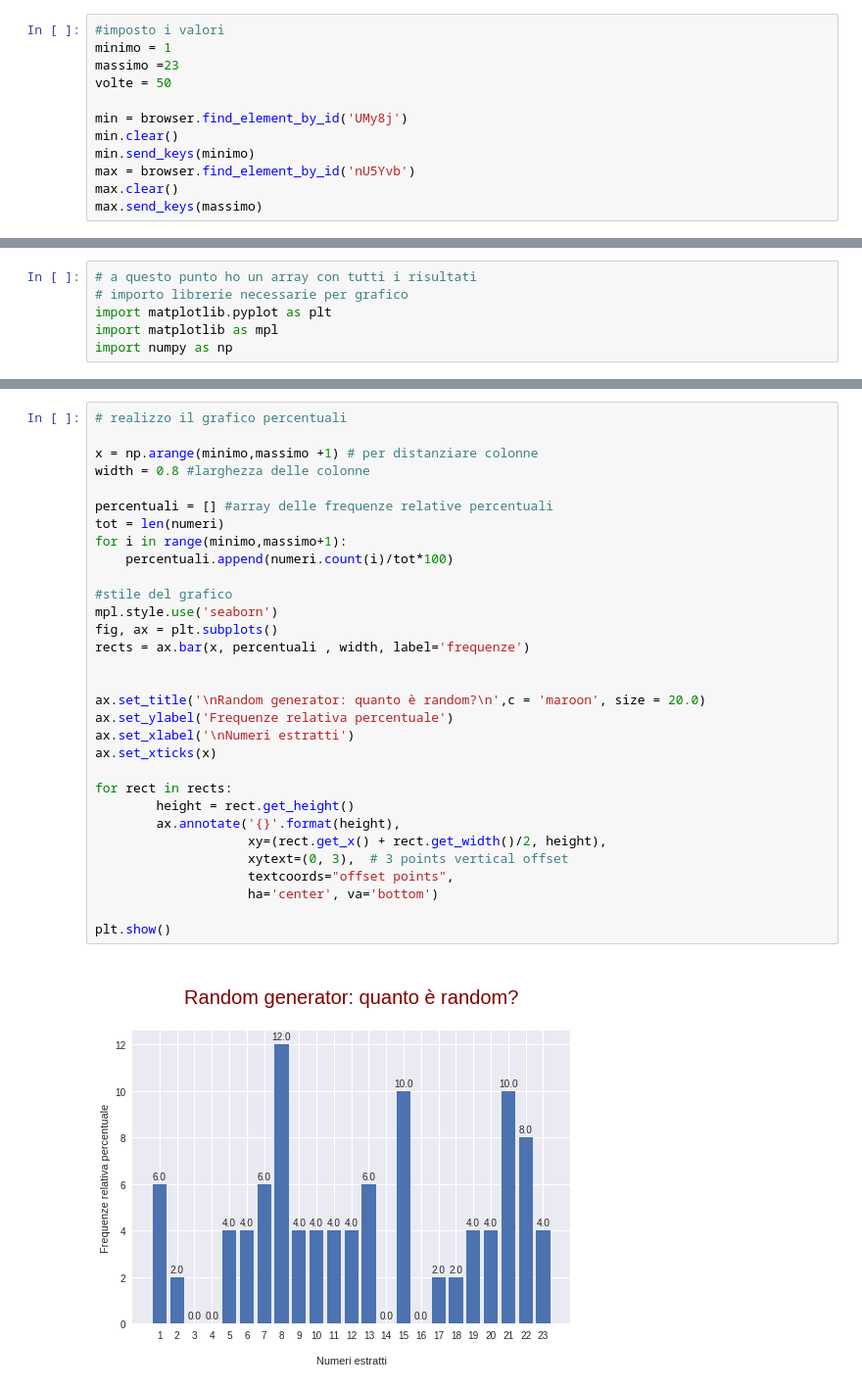
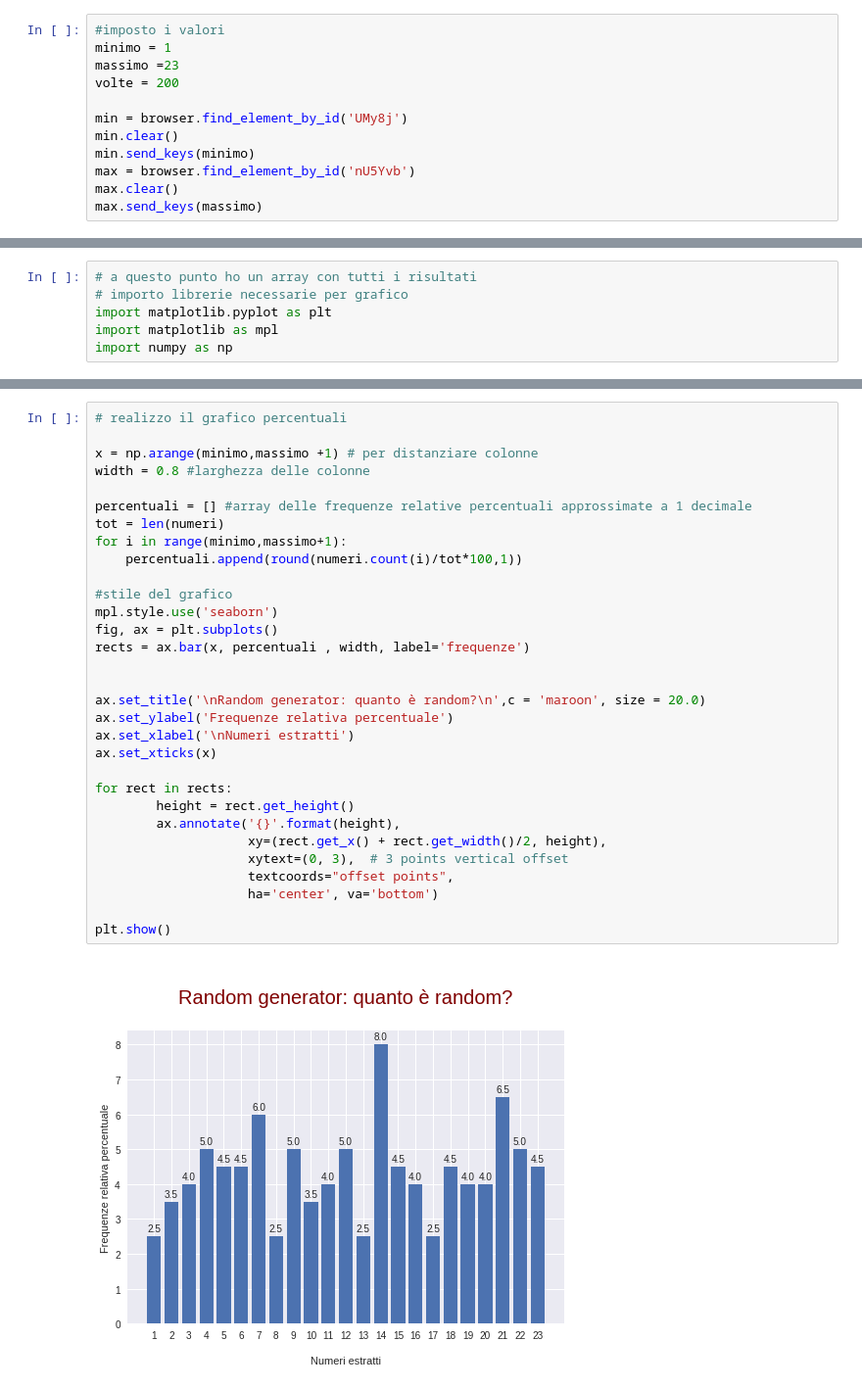
Before and after one commit to tommaso-dognini/numeri_casuali, a Jupyter notebook: numeri_casuali.ipynb, the cells around one changed output, grey strips where cells are left out. Shown at 98% size. Cells and saved outputs as stored; diff of their text form.

Commit message:
grafico frequenze relative

```diff
--- a/numeri_casuali.ipynb
+++ b/numeri_casuali.ipynb
@@ -12,7 +12,7 @@ time.sleep(10)
 #imposto i valori
 minimo = 1
 massimo =23
-volte = 50
+volte = 200
 
 min = browser.find_element_by_id('UMy8j')
 min.clear()
@@ -74,33 +74,33 @@ plt.show()
 # %%
 # realizzo il grafico percentuali
 
 x = np.arange(minimo,massimo +1) # per distanziare colonne
 width = 0.8 #larghezza delle colonne
 
-percentuali = [] #array delle frequenze relative percentuali
+percentuali = [] #array delle frequenze relative percentuali approssimate a 1 decimale
 tot = len(numeri)
 for i in range(minimo,massimo+1):
-    percentuali.append(numeri.count(i)/tot*100)
+    percentuali.append(round(numeri.count(i)/tot*100,1))
 
 #stile del grafico
 mpl.style.use('seaborn')
 fig, ax = plt.subplots()
 rects = ax.bar(x, percentuali , width, label='frequenze')
 
 
 ax.set_title('\nRandom generator: quanto è random?\n',c = 'maroon', size = 20.0)
 ax.set_ylabel('Frequenze relativa percentuale')
 ax.set_xlabel('\nNumeri estratti')
 ax.set_xticks(x)
 
 for rect in rects:
         height = rect.get_height()
         ax.annotate('{}'.format(height),
                     xy=(rect.get_x() + rect.get_width()/2, height),
                     xytext=(0, 3),  # 3 points vertical offset
                     textcoords="offset points",
                     ha='center', va='bottom')
 
 plt.show()
 # %% [output]
-[figure, old version]
+[figure, new version]
```
Also changed, not shown: parts of 1 cell of this notebook.
